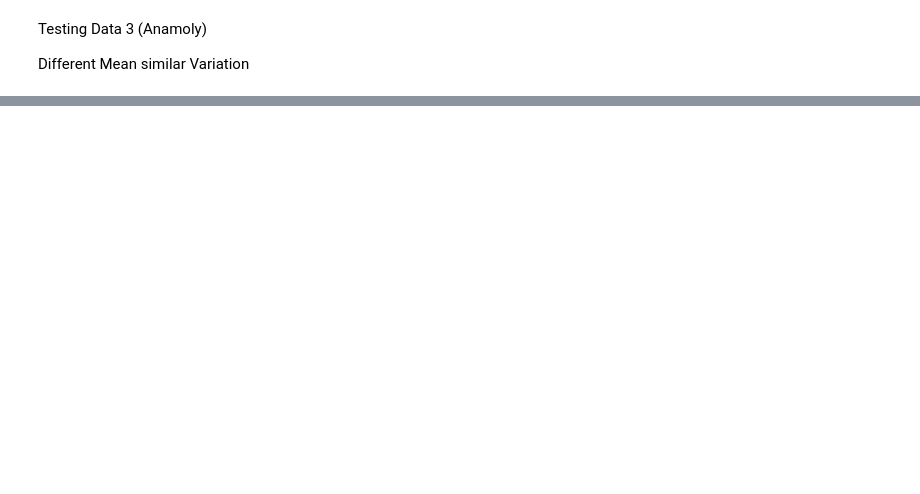
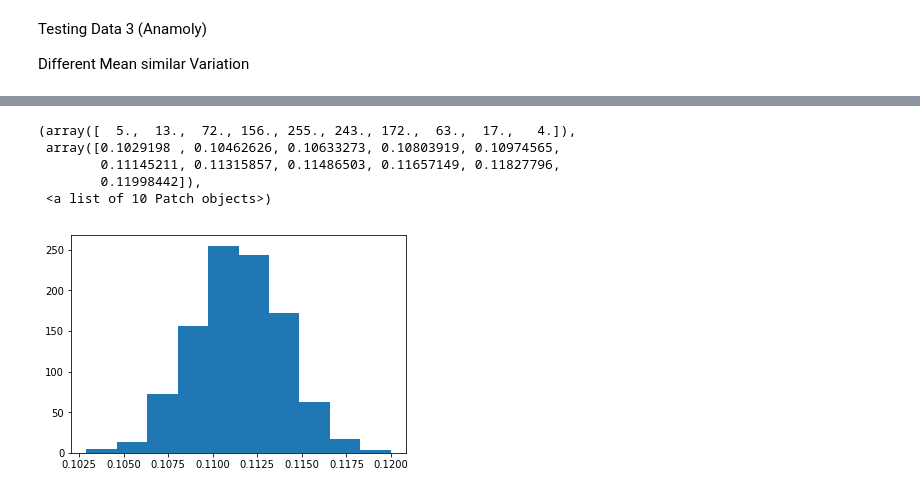
Before and after one commit to karishma33/DetectionProject, a Jupyter notebook: RBFNetwork.ipynb, the cells around one changed output, grey strips where cells are left out. Saved outputs shown, nothing was run; the diff lists cells and outputs as text; code cells hidden in the pictures; blank space fills up the shorter version.

```diff
--- a/RBFNetwork.ipynb
+++ b/RBFNetwork.ipynb
@@ -247,0 +247,9 @@ plt.plot(loss_arr)
+# %%
+plt.hist(x=params['Y_'].ravel())
+# %% [output]
+(array([  5.,  13.,  72., 156., 255., 243., 172.,  63.,  17.,   4.]),
+ array([0.1029198 , 0.10462626, 0.10633273, 0.10803919, 0.10974565,
+        0.11145211, 0.11315857, 0.11486503, 0.11657149, 0.11827796,
+        0.11998442]),
+ <a list of 10 Patch objects>)
+[figure, added]
```
Also changed, not shown: parts of 12 cells of this notebook, 1 other file.
